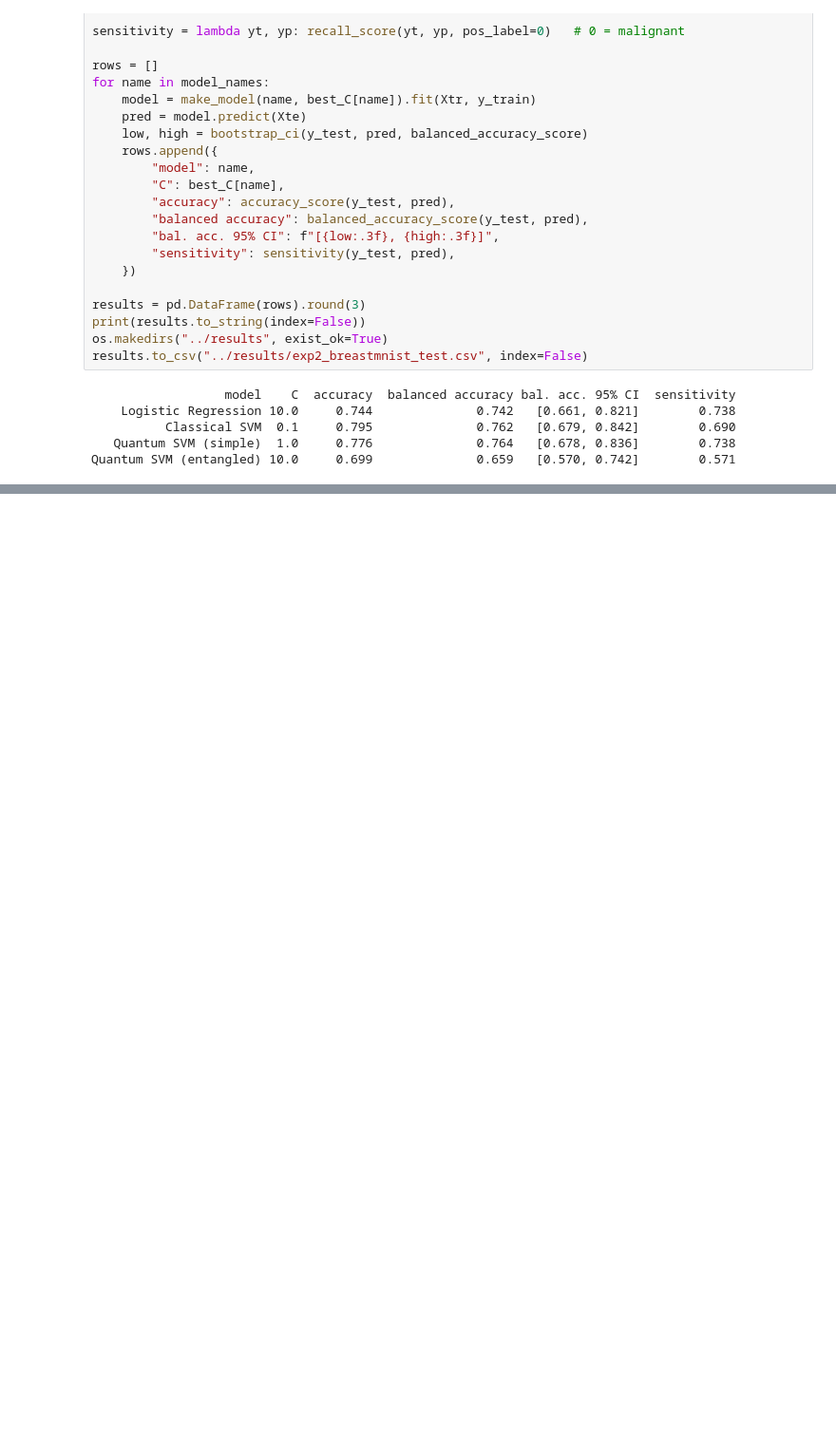
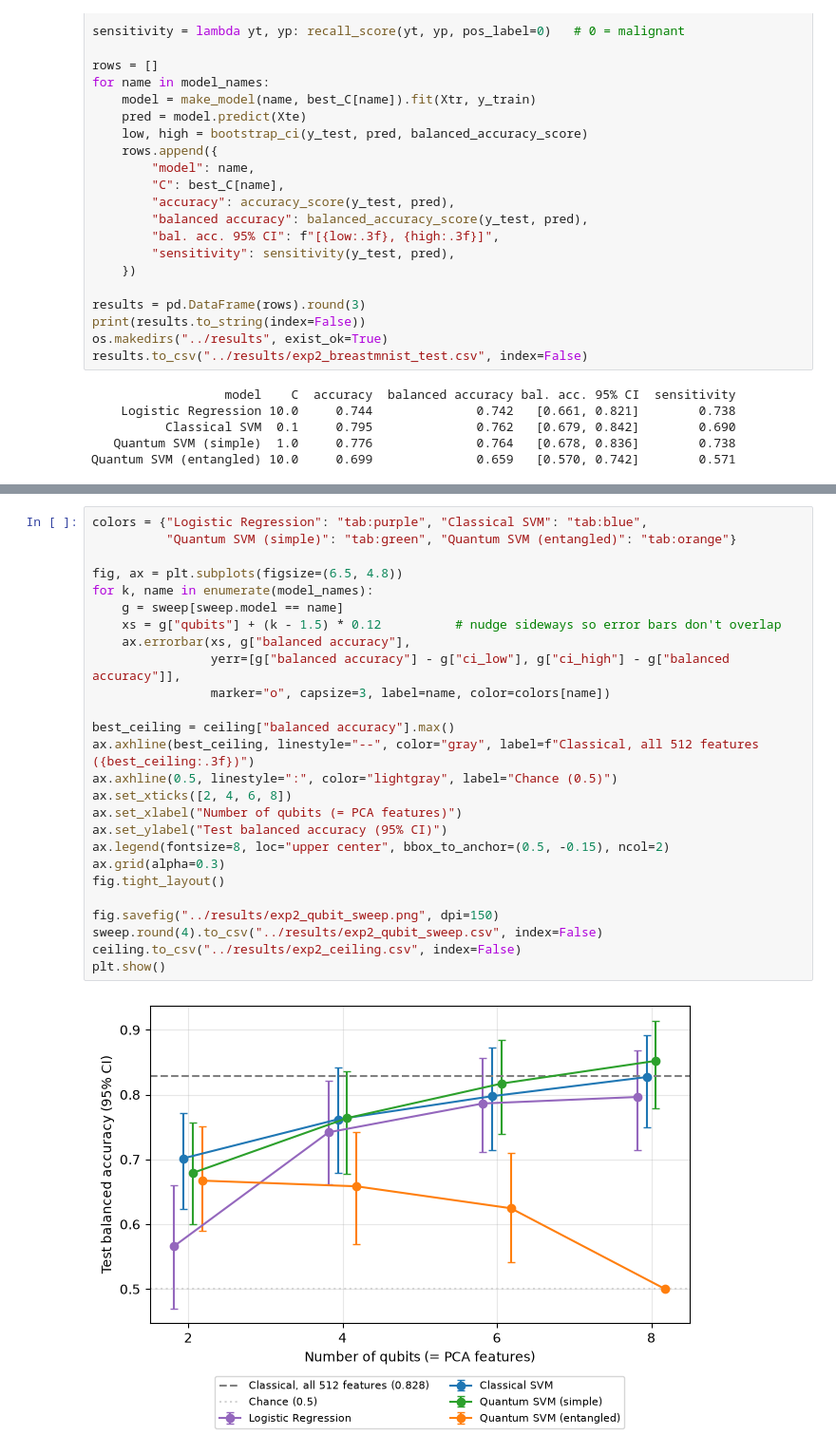
Before and after one commit to JayanAd/quantum-healthcare-qml, a Jupyter notebook: notebooks/5_breastmnist_look.ipynb, the cells around one changed output, grey strips where cells are left out. Shown at 95% size. Cells and saved outputs as stored; diff of their text form; blank space fills up the shorter version.

Commit message:
Add ceiling and qubit sweep on BreastMNIST features

```diff
--- a/notebooks/5_breastmnist_look.ipynb
+++ b/notebooks/5_breastmnist_look.ipynb
@@ -260,0 +337,28 @@ Quantum SVM (entangled) 10.0     0.699              0.659   [0.570, 0.742]
+# %%
+colors = {"Logistic Regression": "tab:purple", "Classical SVM": "tab:blue",
+          "Quantum SVM (simple)": "tab:green", "Quantum SVM (entangled)": "tab:orange"}
+
+fig, ax = plt.subplots(figsize=(6.5, 4.8))
+for k, name in enumerate(model_names):
+    g = sweep[sweep.model == name]
+    xs = g["qubits"] + (k - 1.5) * 0.12          # nudge sideways so error bars don't overlap
+    ax.errorbar(xs, g["balanced accuracy"],
+                yerr=[g["balanced accuracy"] - g["ci_low"], g["ci_high"] - g["balanced accuracy"]],
+                marker="o", capsize=3, label=name, color=colors[name])
+
+best_ceiling = ceiling["balanced accuracy"].max()
+ax.axhline(best_ceiling, linestyle="--", color="gray", label=f"Classical, all 512 features ({best_ceiling:.3f})")
+ax.axhline(0.5, linestyle=":", color="lightgray", label="Chance (0.5)")
+ax.set_xticks([2, 4, 6, 8])
+ax.set_xlabel("Number of qubits (= PCA features)")
+ax.set_ylabel("Test balanced accuracy (95% CI)")
+ax.legend(fontsize=8, loc="upper center", bbox_to_anchor=(0.5, -0.15), ncol=2)
+ax.grid(alpha=0.3)
+fig.tight_layout()
+
+fig.savefig("../results/exp2_qubit_sweep.png", dpi=150)
+sweep.round(4).to_csv("../results/exp2_qubit_sweep.csv", index=False)
+ceiling.to_csv("../results/exp2_ceiling.csv", index=False)
+plt.show()
+# %% [output]
+[figure, added]
```
Also changed, not shown: parts of 2 cells of this notebook, 3 other files.
